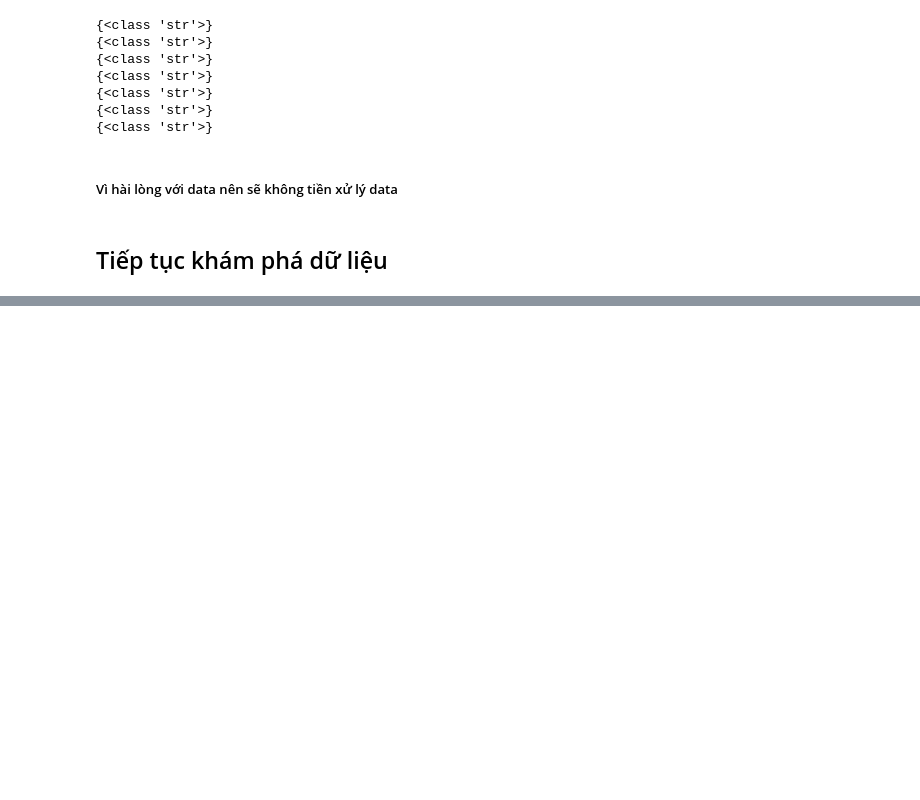
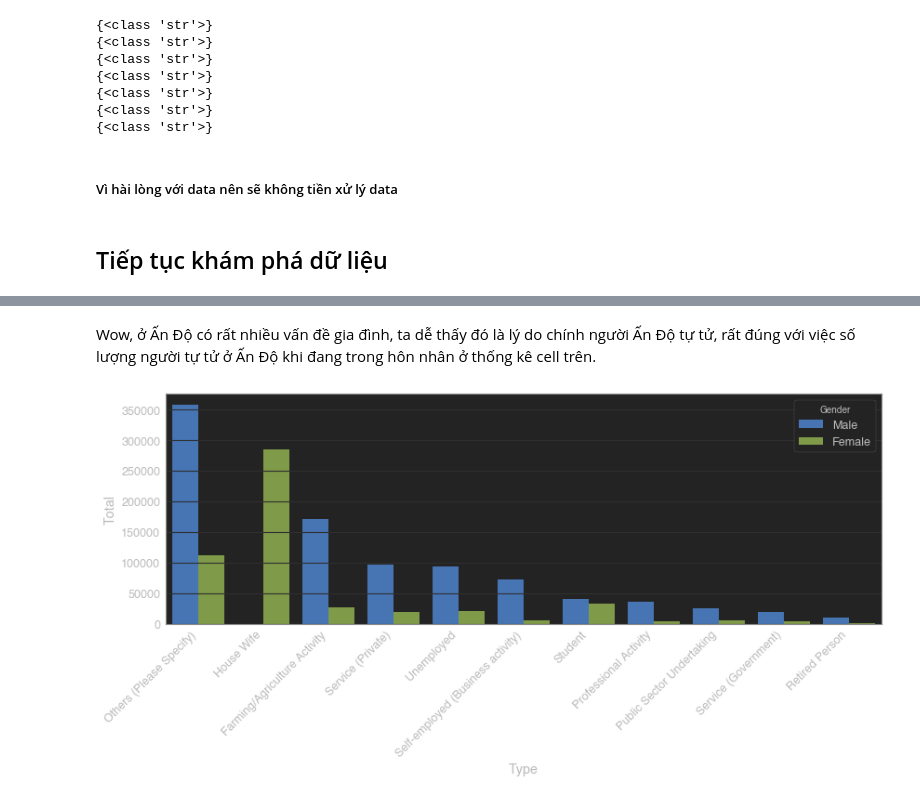
Before and after one commit to minhtamos/DataScienceFinalProject, a Jupyter notebook: 1712746-NguyenMinhTam.ipynb, the cells around one changed output, grey strips where cells are left out. Cells and saved outputs as stored; diff of their text form; code cells hidden in the pictures; blank space fills up the shorter version.

```diff
--- a/1712746-NguyenMinhTam.ipynb
+++ b/1712746-NguyenMinhTam.ipynb
@@ -83,0 +144,10 @@ State, Year, Gender, Age_group
+# %% [markdown]
+Wow, ở Ấn Độ có rất nhiều vấn đề gia đình, ta dễ thấy đó là lý do chính người Ấn Độ tự tử, rất đúng với việc số lượng người tự tử ở Ấn Độ khi đang trong hôn nhân ở thống kê cell trên.
+# %%
+plt.figure(figsize=(12,6))
+profSort = profDf.groupby(['Type','Gender'],as_index=False).sum().sort_values('Total',ascending=False)
+sns.barplot(x='Type',y='Total',data=profSort,hue='Gender')
+plt.xticks(rotation=45,ha='right')
+plt.tight_layout()
+# %% [output]
+[figure, added]
```
Also changed, not shown: parts of 20 cells of this notebook.
